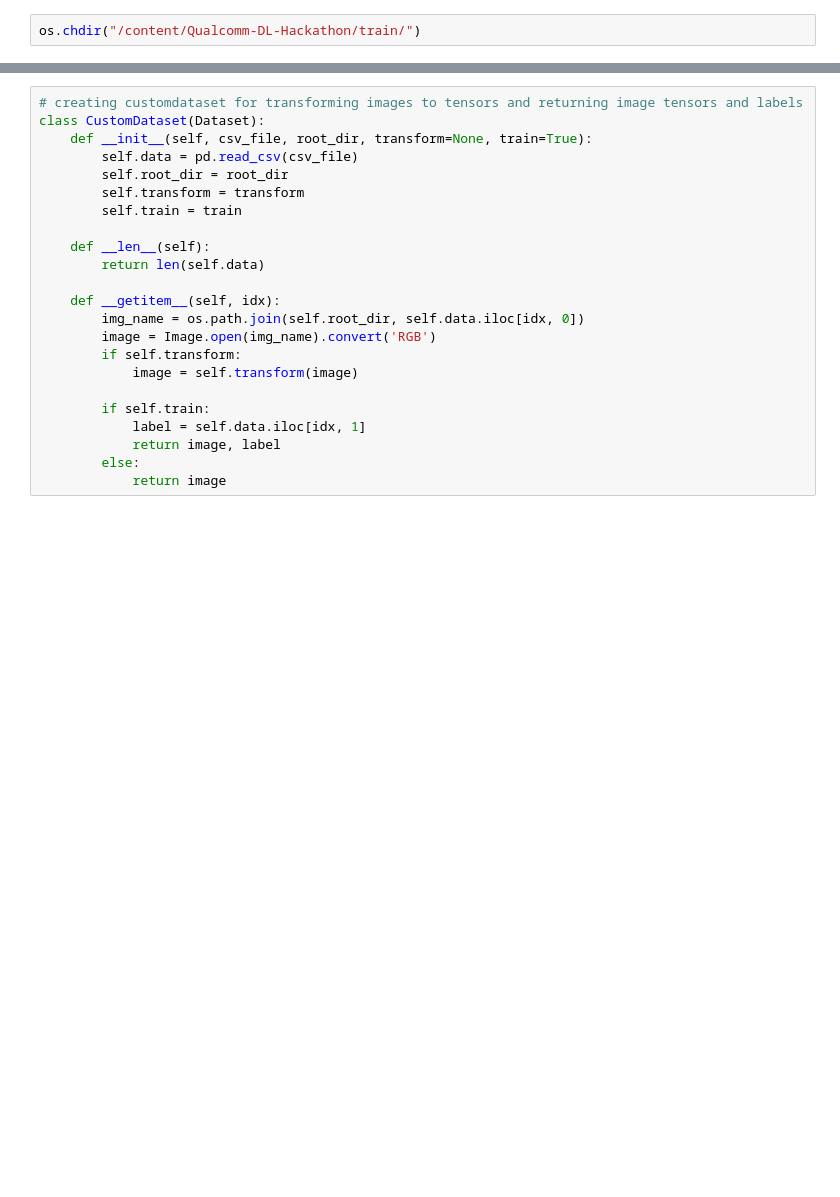
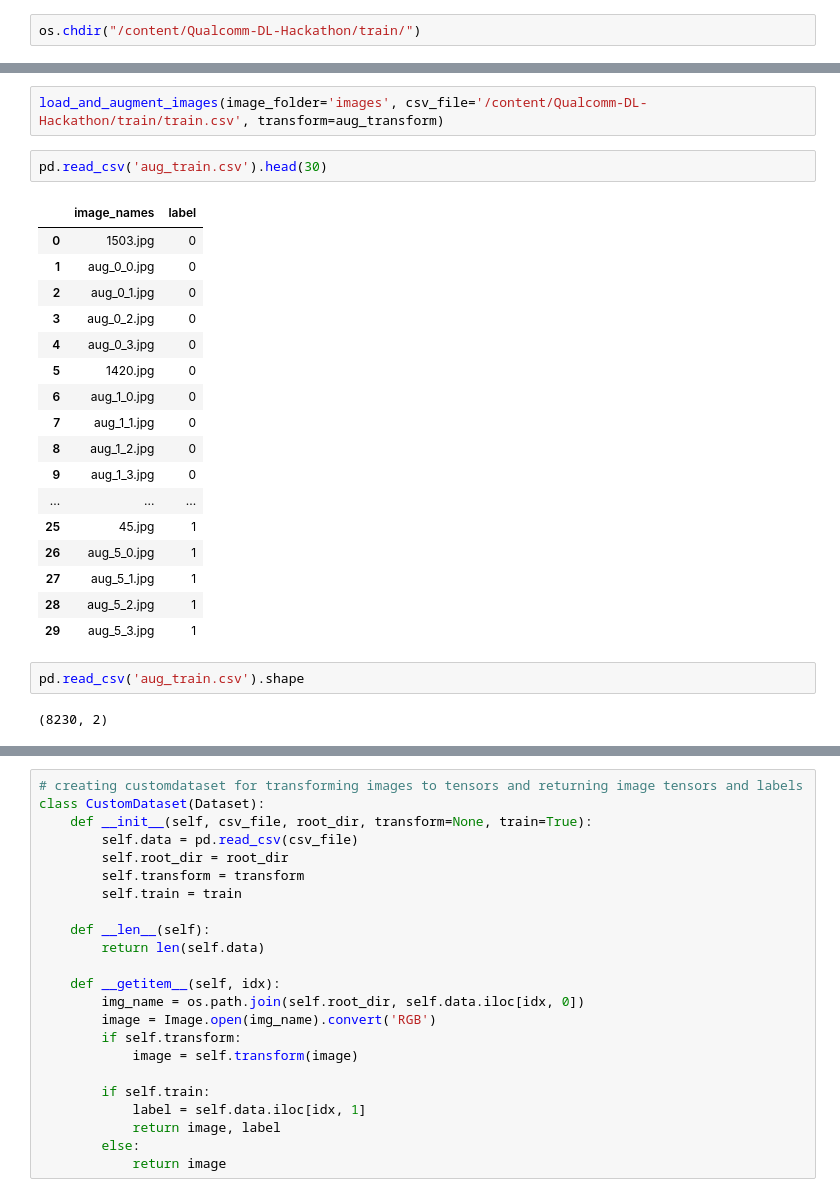
Before and after one commit to Mallikarjuna9/DL_Hackathon, a Jupyter notebook: DL_hackathon_efficientnet.ipynb, the cells around one changed output, grey strips where cells are left out. Saved outputs shown, nothing was run; the diff lists cells and outputs as text; blank space fills up the shorter version.

```diff
--- a/DL_hackathon_efficientnet.ipynb
+++ b/DL_hackathon_efficientnet.ipynb
@@ -96,0 +131,26 @@ os.chdir("/content/Qualcomm-DL-Hackathon/train/")
+# %%
+load_and_augment_images(image_folder='images', csv_file='/content/Qualcomm-DL-Hackathon/train/train.csv', transform=aug_transform)
+# %%
+pd.read_csv('aug_train.csv').head(30)
+# %% [output]
+|  | image_names | label |
+| 0 | 1503.jpg | 0 |
+| 1 | aug_0_0.jpg | 0 |
+| 2 | aug_0_1.jpg | 0 |
+| 3 | aug_0_2.jpg | 0 |
+| 4 | aug_0_3.jpg | 0 |
+| 5 | 1420.jpg | 0 |
+| 6 | aug_1_0.jpg | 0 |
+| 7 | aug_1_1.jpg | 0 |
+| 8 | aug_1_2.jpg | 0 |
+| 9 | aug_1_3.jpg | 0 |
+| ... | ... | ... |
+| 25 | 45.jpg | 1 |
+| 26 | aug_5_0.jpg | 1 |
+| 27 | aug_5_1.jpg | 1 |
+| 28 | aug_5_2.jpg | 1 |
+| 29 | aug_5_3.jpg | 1 |
+# %%
+pd.read_csv('aug_train.csv').shape
+# %% [output]
+(8230, 2)
```
Also changed, not shown: parts of 12 cells of this notebook.
